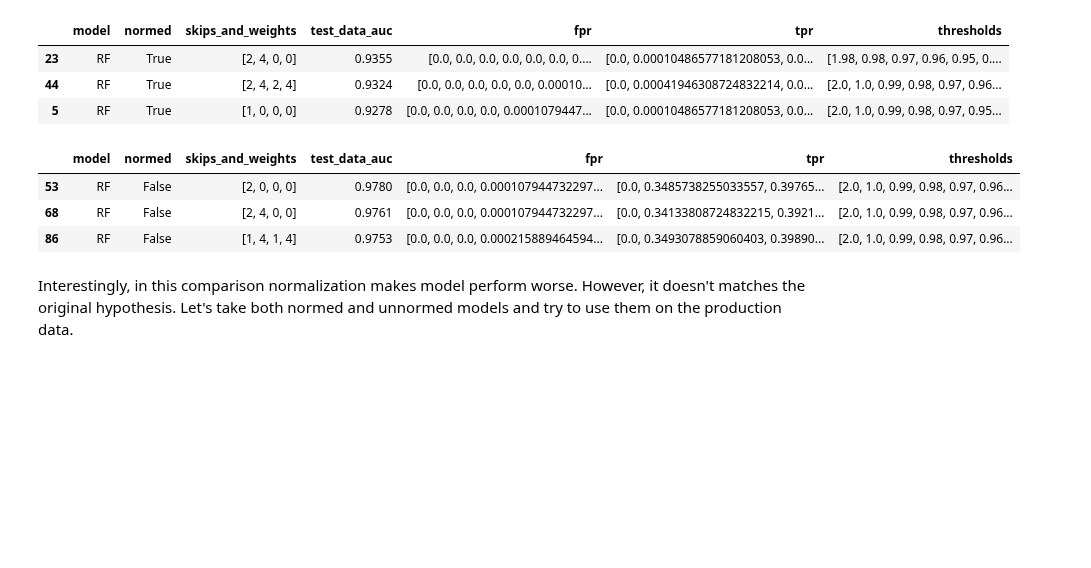
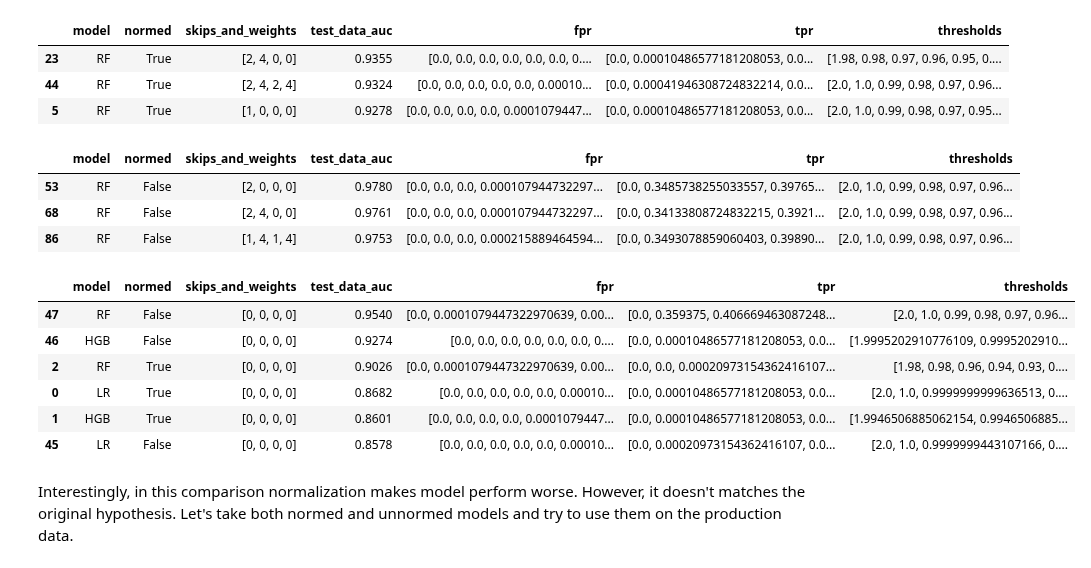
Before and after one commit to rrader/doh-flubot-detection, a Jupyter notebook: src/work/2023-03-08-flubot-multiple-nodes/notebooks/choose-model.ipynb, the cells around one changed output. Cells and saved outputs as stored; diff of their text form; code cells hidden in the pictures; blank space fills up the shorter version.

```diff
--- a/src/work/2023-03-08-flubot-multiple-nodes/notebooks/choose-model.ipynb
+++ b/src/work/2023-03-08-flubot-multiple-nodes/notebooks/choose-model.ipynb
@@ -450,6 +432,7 @@ KeyError: 'apply_func-7c8fd500-8f28-4d69-b9b5-21e4f21a5d57'
 # %%
 best_normed_model = results_df[results_df["normed"] == True].sort_values("test_data_auc", ascending=False).iloc[:3]
 best_unnormed_model = results_df[results_df["normed"] == False].sort_values("test_data_auc", ascending=False).iloc[:3]
+baseline_models = results_df[results_df["skips_and_weights"].astype(str) == '[0 0 0 0]'].sort_values("test_data_auc", ascending=False)
 # %% [markdown]
 ## Results
 
@@ -470,5 +453,16 @@ best_unnormed_model
 | 53 | RF | False | [2, 0, 0, 0] | 0.9780 | [0.0, 0.0, 0.0, 0.000107944732297... | [0.0, 0.3485738255033557, 0.39765... | [2.0, 1.0, 0.99, 0.98, 0.97, 0.96... |
 | 68 | RF | False | [2, 4, 0, 0] | 0.9761 | [0.0, 0.0, 0.0, 0.000107944732297... | [0.0, 0.34133808724832215, 0.3921... | [2.0, 1.0, 0.99, 0.98, 0.97, 0.96... |
 | 86 | RF | False | [1, 4, 1, 4] | 0.9753 | [0.0, 0.0, 0.0, 0.000215889464594... | [0.0, 0.3493078859060403, 0.39890... | [2.0, 1.0, 0.99, 0.98, 0.97, 0.96... |
+# %%
+#| label: baseline-models
+baseline_models
+# %% [output]
+|  | model | normed | skips_and_weights | test_data_auc | fpr | tpr | thresholds |
+| 47 | RF | False | [0, 0, 0, 0] | 0.9540 | [0.0, 0.0001079447322970639, 0.00... | [0.0, 0.359375, 0.406669463087248... | [2.0, 1.0, 0.99, 0.98, 0.97, 0.96... |
+| 46 | HGB | False | [0, 0, 0, 0] | 0.9274 | [0.0, 0.0, 0.0, 0.0, 0.0, 0.0, 0.... | [0.0, 0.00010486577181208053, 0.0... | [1.9995202910776109, 0.9995202910... |
+| 2 | RF | True | [0, 0, 0, 0] | 0.9026 | [0.0, 0.0001079447322970639, 0.00... | [0.0, 0.0, 0.00020973154362416107... | [1.98, 0.98, 0.96, 0.94, 0.93, 0.... |
+| 0 | LR | True | [0, 0, 0, 0] | 0.8682 | [0.0, 0.0, 0.0, 0.0, 0.0, 0.00010... | [0.0, 0.00010486577181208053, 0.0... | [2.0, 1.0, 0.9999999999636513, 0.... |
+| 1 | HGB | True | [0, 0, 0, 0] | 0.8601 | [0.0, 0.0, 0.0, 0.0, 0.0001079447... | [0.0, 0.00010486577181208053, 0.0... | [1.9946506885062154, 0.9946506885... |
+| 45 | LR | False | [0, 0, 0, 0] | 0.8578 | [0.0, 0.0, 0.0, 0.0, 0.0, 0.00010... | [0.0, 0.00020973154362416107, 0.0... | [2.0, 1.0, 0.9999999443107166, 0.... |
 # %% [markdown]
 Interestingly, in this comparison normalization makes model perform worse. However, it doesn't matches the original hypothesis. Let's take both normed and unnormed models and try to use them on the production data.
```
Also changed, not shown: parts of 1 cell of this notebook, 13 other files.
